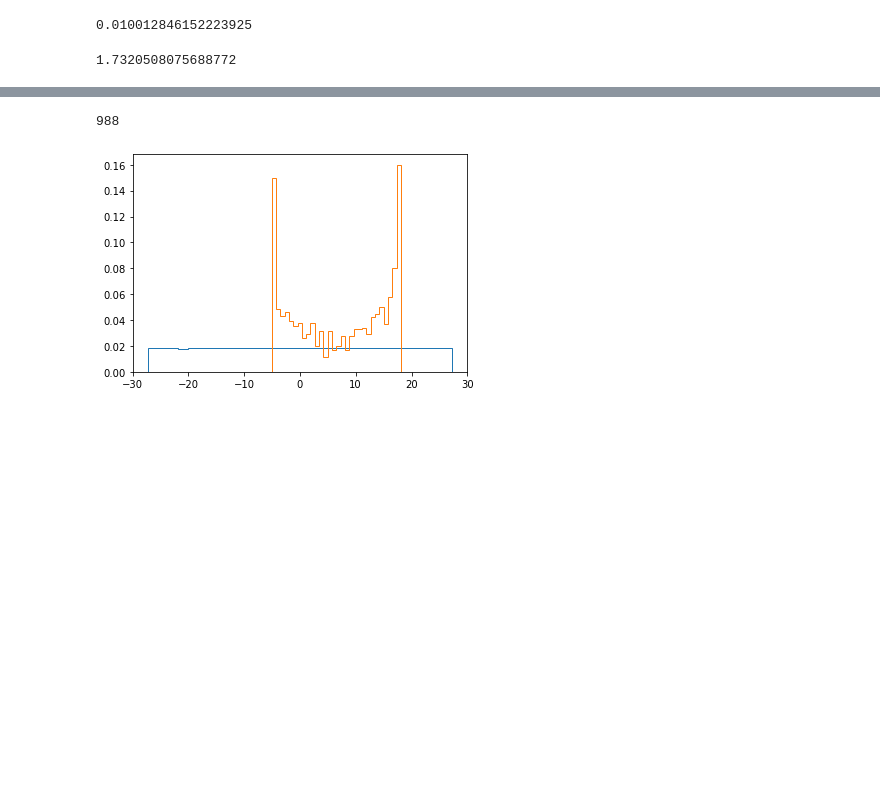
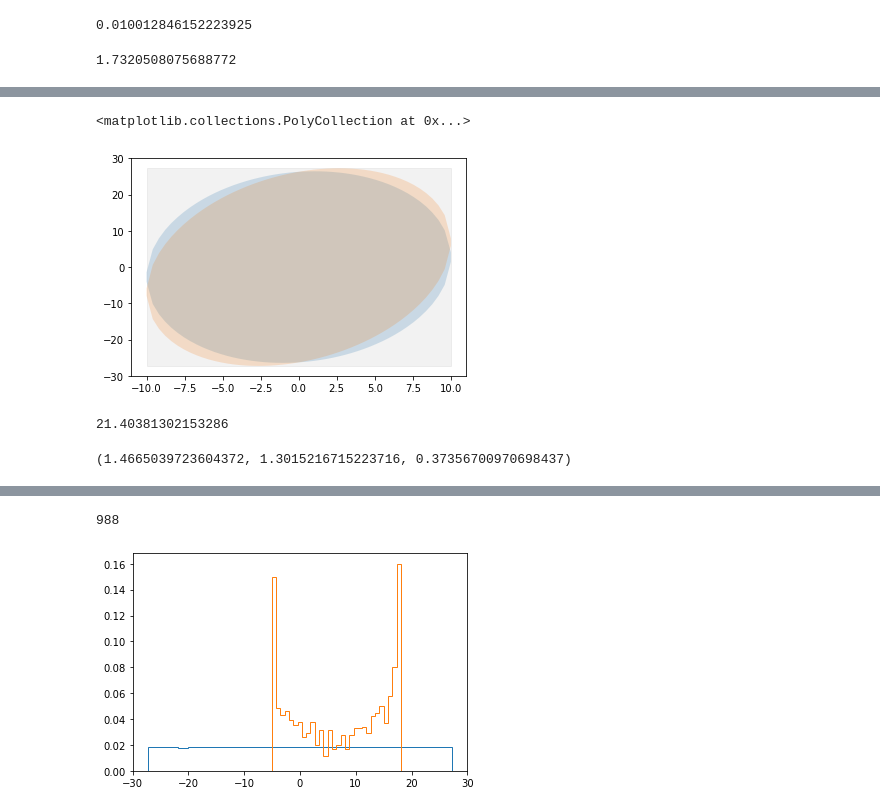
Before and after one commit to millsjc/pycbc, a Jupyter notebook: test_hm/playground/dt_lookup.ipynb, the cells around one changed output, grey strips where cells are left out. Cells and saved outputs as stored; diff of their text form; code cells hidden in the pictures; blank space fills up the shorter version.

```diff
--- a/test_hm/playground/dt_lookup.ipynb
+++ b/test_hm/playground/dt_lookup.ipynb
@@ -123,0 +153,9 @@ t_diff21[ii], right_ascension[ii], declination[ii]
+# %%
+# fill_between(dt, b1[0], b1[1], alpha=0.2)
+fill_between(dt, b2[0], b2[1], alpha=0.2)
+fill_between(dt, b3[0], b3[1], alpha=0.2)
+c = 0.027287979933844225*1000
+fill_between(dt, -c, c, alpha=0.1, color="grey")
+# %% [output]
+<matplotlib.collections.PolyCollection at 0x...>
+[figure, added]
@@ -123,0 +164,12 @@ t_diff21[ii], right_ascension[ii], declination[ii]
+# %%
+a, b, c = tau_12, tau_23, tau_13
+degrees(arccos((a**2 + b**2 - c**2) / (2*a*b)))
+# %% [output]
+21.40381302153286
+# %%
+alpha_LV = radians(84.02448825542298)
+alpha_HV = radians(74.57169872304416)
+alpha_HL = radians(21.40381302153286)
+alpha_LV, alpha_HV, alpha_HL
+# %% [output]
+(1.4665039723604372, 1.3015216715223716, 0.37356700970698437)
```
Also changed, not shown: parts of 95 cells of this notebook.
